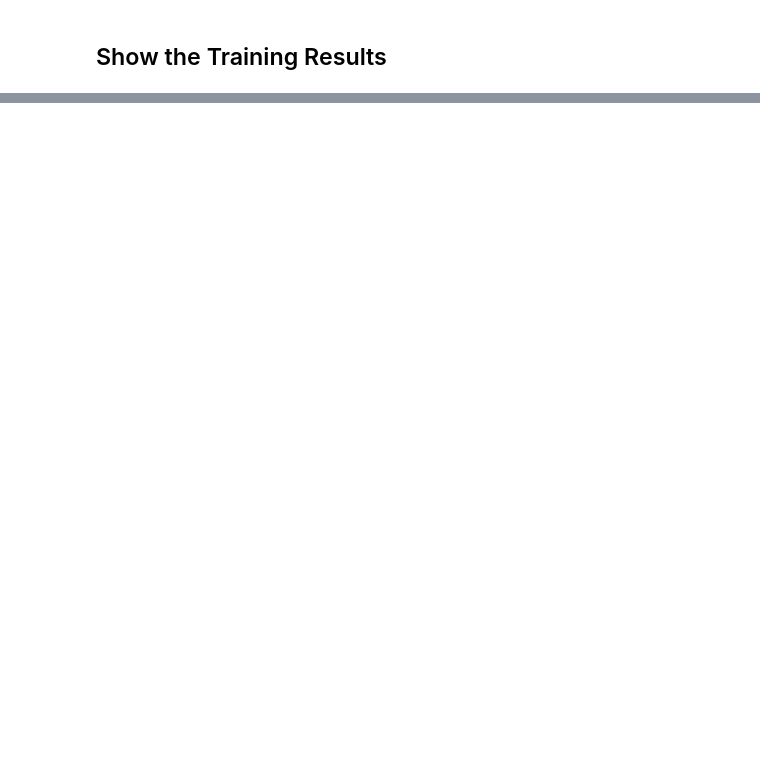
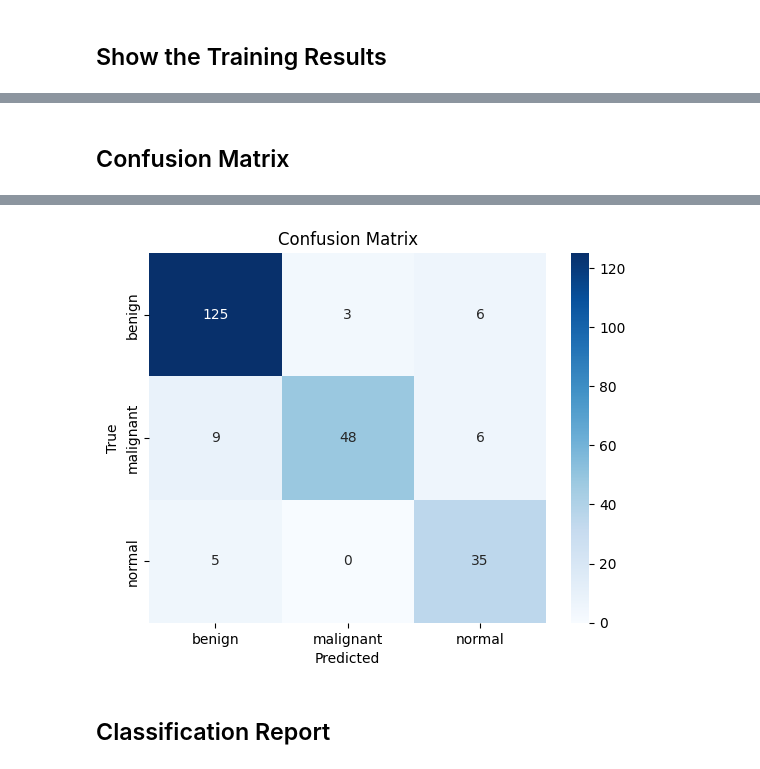
Before and after one commit to Lexie-D/Breast-Cancer-Classification, a Jupyter notebook: Breast_Cancer_classification.ipynb, the cells around one changed output, grey strips where cells are left out. Cells and saved outputs as stored; diff of their text form; code cells hidden in the pictures; blank space fills up the shorter version.

```diff
--- a/Breast_Cancer_classification.ipynb
+++ b/Breast_Cancer_classification.ipynb
@@ -516,0 +529,20 @@ evaluation_results
+# %% [markdown]
+## Confusion Matrix
+# %%
+# 3 categories and predictions
+y_true = test_df['Label'].values
+y_pred_probs = model.predict(test_gen)
+y_pred = np.argmax(y_pred_probs, axis=1)
+
+# Class indices back to label names
+class_names = list(test_gen.class_indices.keys())
+y_true_idx = test_gen.classes
+
+# Confusion Matrix
+cm = confusion_matrix(y_true_idx, y_pred)
+sns.heatmap(cm, annot=True, fmt='d', cmap='Blues', xticklabels=class_names, yticklabels=class_names)
+plt.xlabel('Predicted')
+plt.ylabel('True')
+plt.title('Confusion Matrix')
+plt.show()
+# %% [output]
@@ -516,0 +550,3 @@ evaluation_results
+[figure, added]
+# %% [markdown]
+## Classification Report
```
Also changed, not shown: parts of 23 cells of this notebook.
